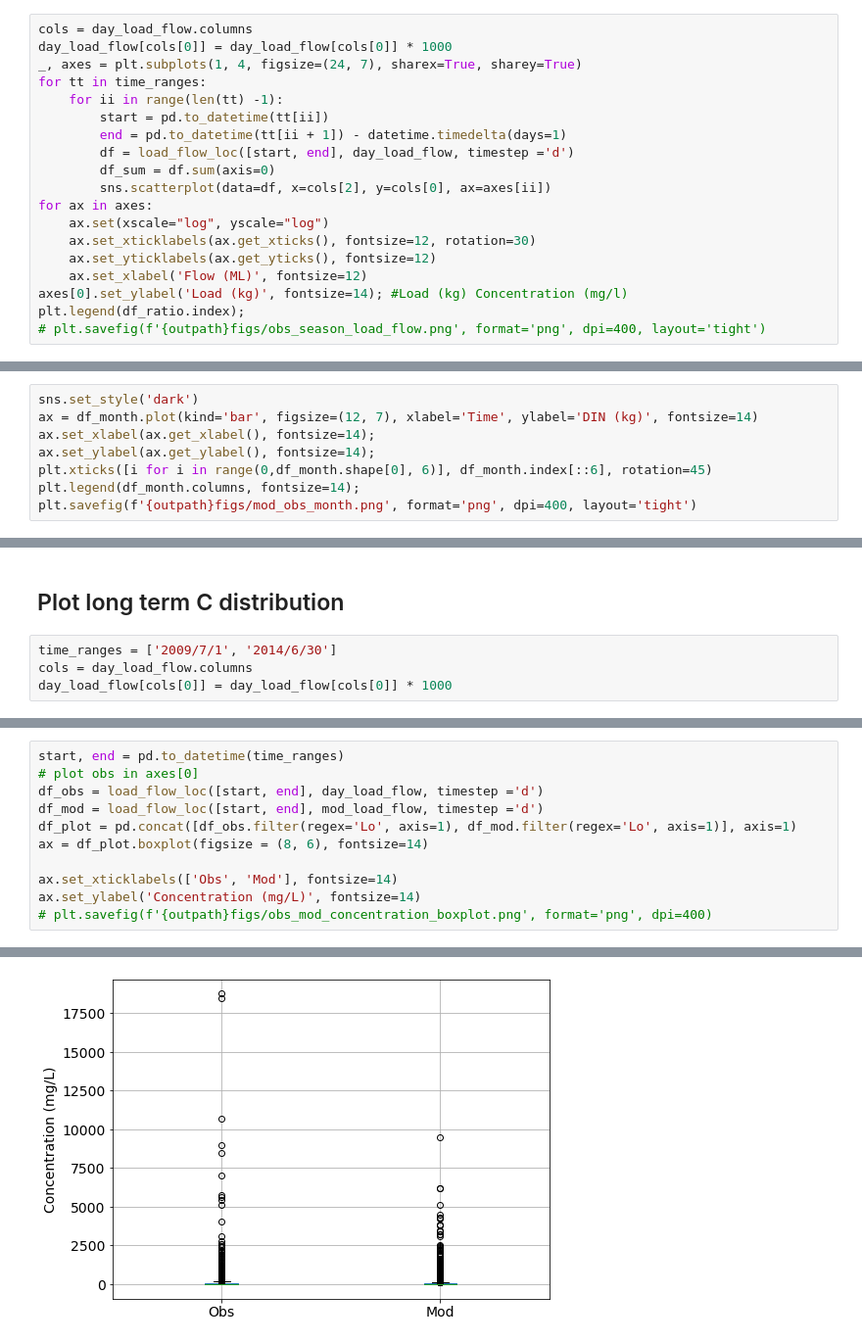
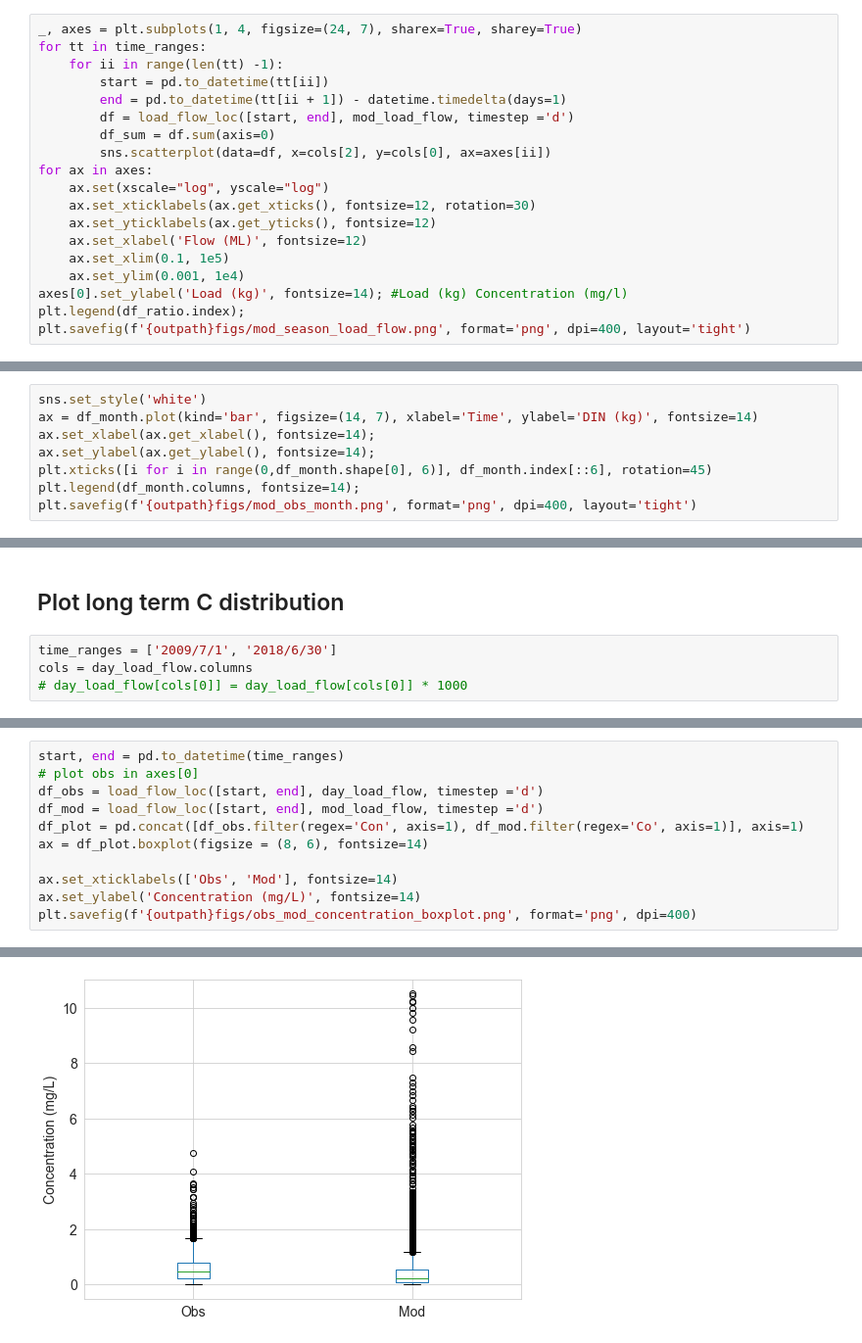
Before and after one commit to QianWanghhu/wqd_analyze, a Jupyter notebook: src/Plotings.ipynb, the cells around one changed output, grey strips where cells are left out. Shown at 98% size. Cells and saved outputs as stored; diff of their text form.

```diff
--- a/src/Plotings.ipynb
+++ b/src/Plotings.ipynb
@@ -179,12 +197,10 @@ df_ratio = pd.DataFrame(index=[str(year) for year in range(2009, 2014)], columns
 # %%
-cols = day_load_flow.columns
-day_load_flow[cols[0]] = day_load_flow[cols[0]] * 1000
 _, axes = plt.subplots(1, 4, figsize=(24, 7), sharex=True, sharey=True)
 for tt in time_ranges:
     for ii in range(len(tt) -1):
         start = pd.to_datetime(tt[ii])
         end = pd.to_datetime(tt[ii + 1]) - datetime.timedelta(days=1)
-        df = load_flow_loc([start, end], day_load_flow, timestep ='d')
+        df = load_flow_loc([start, end], mod_load_flow, timestep ='d')
         df_sum = df.sum(axis=0)
         sns.scatterplot(data=df, x=cols[2], y=cols[0], ax=axes[ii])
 for ax in axes:
@@ -192,7 +208,9 @@ for ax in axes:
     ax.set_xticklabels(ax.get_xticks(), fontsize=12, rotation=30)
     ax.set_yticklabels(ax.get_yticks(), fontsize=12)
     ax.set_xlabel('Flow (ML)', fontsize=12)
+    ax.set_xlim(0.1, 1e5)
+    ax.set_ylim(0.001, 1e4)
 axes[0].set_ylabel('Load (kg)', fontsize=14); #Load (kg) Concentration (mg/l)
 plt.legend(df_ratio.index);
-# plt.savefig(f'{outpath}figs/obs_season_load_flow.png', format='png', dpi=400, layout='tight')
+plt.savefig(f'{outpath}figs/mod_season_load_flow.png', format='png', dpi=400, layout='tight')
 # %% [output]
@@ -202,8 +220,8 @@ plt.legend(df_ratio.index);
 # %%
 df_month = pd.read_csv(f'{outpath}mod_obs_month.csv', index_col = 'Month')
 # %%
-sns.set_style('dark')
-ax = df_month.plot(kind='bar', figsize=(12, 7), xlabel='Time', ylabel='DIN (kg)', fontsize=14)
+sns.set_style('white')
+ax = df_month.plot(kind='bar', figsize=(14, 7), xlabel='Time', ylabel='DIN (kg)', fontsize=14)
 ax.set_xlabel(ax.get_xlabel(), fontsize=14);
 ax.set_ylabel(ax.get_ylabel(), fontsize=14);
 plt.xticks([i for i in range(0,df_month.shape[0], 6)], df_month.index[::6], rotation=45)
@@ -295,6 +319,6 @@ plt.legend(lgd, bbox_to_anchor=(0.92, 0.55), fontsize=14)
 # %% [markdown]
 ## Plot long term C distribution
 # %%
-time_ranges = ['2009/7/1', '2014/6/30']
+time_ranges = ['2009/7/1', '2018/6/30']
 cols = day_load_flow.columns
-day_load_flow[cols[0]] = day_load_flow[cols[0]] * 1000
+# day_load_flow[cols[0]] = day_load_flow[cols[0]] * 1000
@@ -303,10 +337,10 @@ start, end = pd.to_datetime(time_ranges)
 # plot obs in axes[0]
 df_obs = load_flow_loc([start, end], day_load_flow, timestep ='d')
 df_mod = load_flow_loc([start, end], mod_load_flow, timestep ='d')
-df_plot = pd.concat([df_obs.filter(regex='Lo', axis=1), df_mod.filter(regex='Lo', axis=1)], axis=1)
+df_plot = pd.concat([df_obs.filter(regex='Con', axis=1), df_mod.filter(regex='Co', axis=1)], axis=1)
 ax = df_plot.boxplot(figsize = (8, 6), fontsize=14)
 
 ax.set_xticklabels(['Obs', 'Mod'], fontsize=14)
 ax.set_ylabel('Concentration (mg/L)', fontsize=14)
-# plt.savefig(f'{outpath}figs/obs_mod_concentration_boxplot.png', format='png', dpi=400)
+plt.savefig(f'{outpath}figs/obs_mod_concentration_boxplot.png', format='png', dpi=400)
 # %% [output]
@@ -314 +347 @@ Text(0, 0.5, 'Concentration (mg/L)')
-[figure, old version]
+[figure, new version]
```
Also changed, not shown: parts of 11 cells of this notebook, 1 other file.
